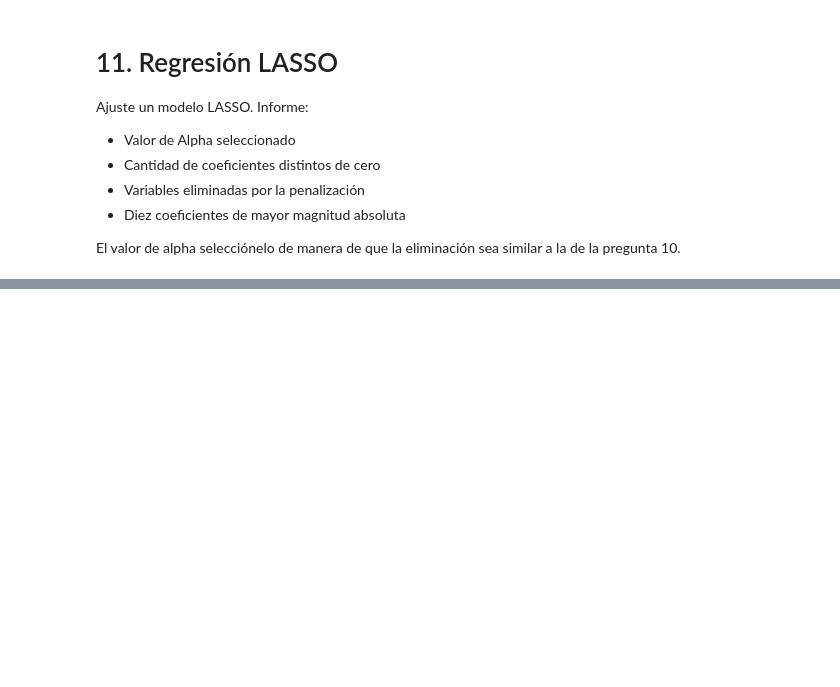
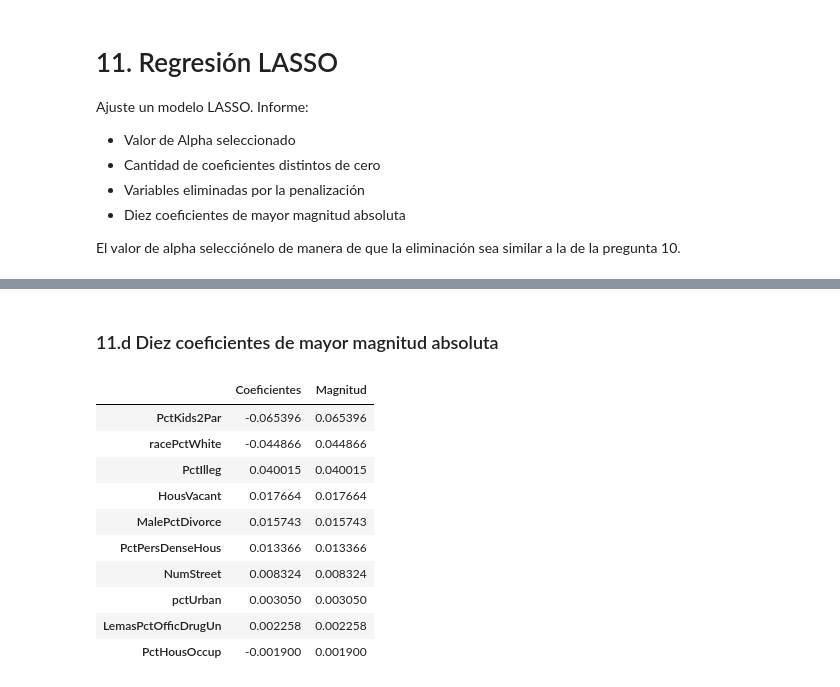
Before and after one commit to tomsolisesp/MagisterIA-UAI--MachineLearning1, a Jupyter notebook: Tarea_Machine_Learning_1.ipynb, the cells around one changed output, grey strips where cells are left out. Drawn from its saved outputs; the diff is of its cells as text; code cells hidden in the pictures; blank space fills up the shorter version.

```diff
--- a/Tarea_Machine_Learning_1.ipynb
+++ b/Tarea_Machine_Learning_1.ipynb
@@ -593,0 +656,19 @@ El valor de alpha selecciónelo de manera de que la eliminación sea similar a l
+# %% [markdown]
+### 11.d Diez coeficientes de mayor magnitud absoluta
+# %%
+tabla_coefs = pd.DataFrame({'Coeficientes': activas})
+tabla_coefs['Magnitud'] = tabla_coefs['Coeficientes'].abs()
+tabla_coefs = tabla_coefs.sort_values('Magnitud', ascending=False)
+tabla_coefs.head(10)
+# %% [output]
+|  | Coeficientes | Magnitud |
+| PctKids2Par | -0.065396 | 0.065396 |
+| racePctWhite | -0.044866 | 0.044866 |
+| PctIlleg | 0.040015 | 0.040015 |
+| HousVacant | 0.017664 | 0.017664 |
+| MalePctDivorce | 0.015743 | 0.015743 |
+| PctPersDenseHous | 0.013366 | 0.013366 |
+| NumStreet | 0.008324 | 0.008324 |
+| pctUrban | 0.003050 | 0.003050 |
+| LemasPctOfficDrugUn | 0.002258 | 0.002258 |
+| PctHousOccup | -0.001900 | 0.001900 |
```
Also changed, not shown: parts of 7 cells of this notebook.
